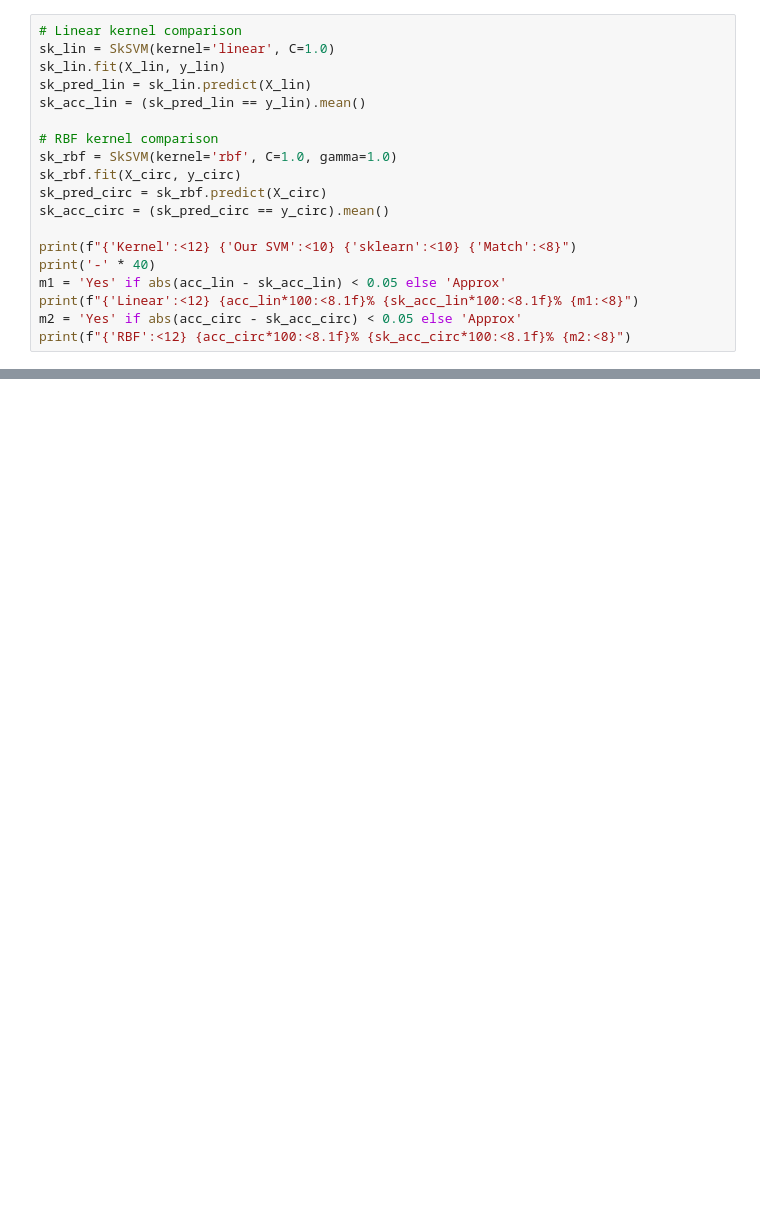
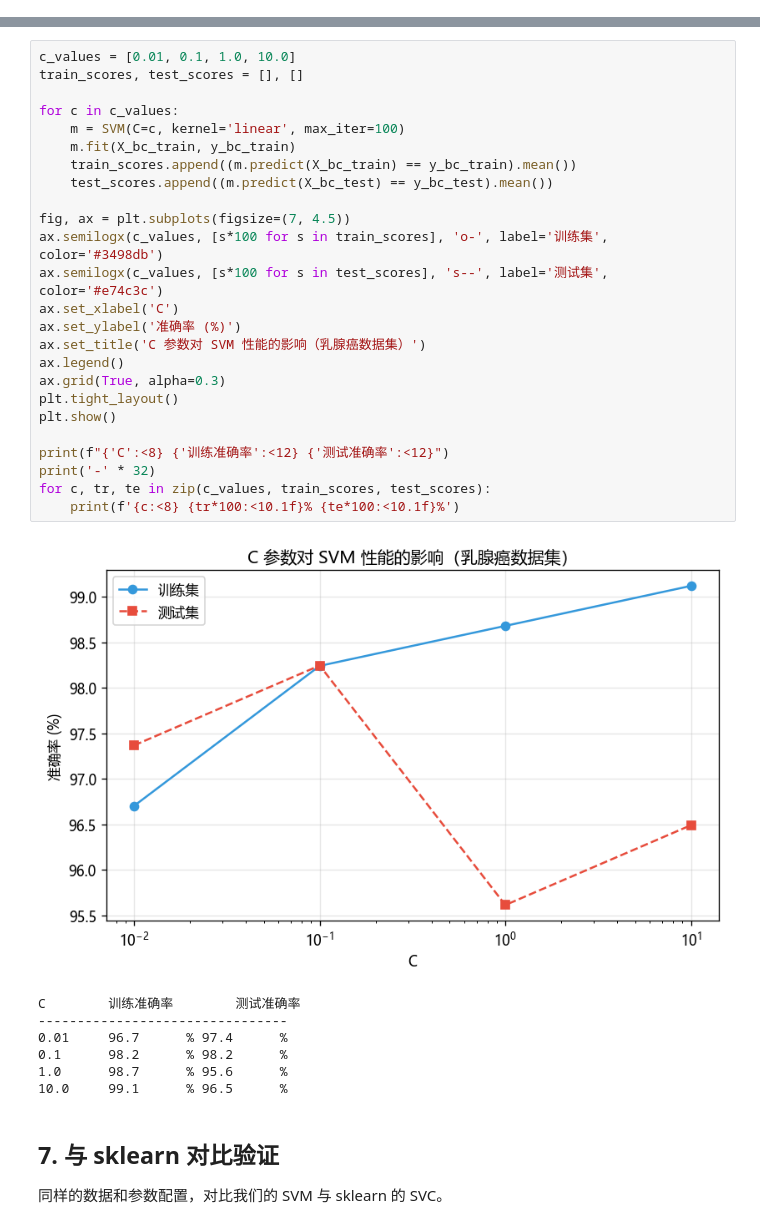
Before and after one commit to HuangWuwutelling/ml-learning, a Jupyter notebook: notebooks/day9_svm.ipynb, the cells around one changed output, grey strips where cells are left out. Cells and saved outputs as stored; diff of their text form; blank space fills up the shorter version.

```diff
--- a/notebooks/day9_svm.ipynb
+++ b/notebooks/day9_svm.ipynb
@@ -202,19 +181,0 @@ C=10.0  → 间隔很窄，但支持向量较少（边界附近敏感）
-# %%
-# Linear kernel comparison
-sk_lin = SkSVM(kernel='linear', C=1.0)
-sk_lin.fit(X_lin, y_lin)
-sk_pred_lin = sk_lin.predict(X_lin)
-sk_acc_lin = (sk_pred_lin == y_lin).mean()
-
-# RBF kernel comparison
-sk_rbf = SkSVM(kernel='rbf', C=1.0, gamma=1.0)
-sk_rbf.fit(X_circ, y_circ)
-sk_pred_circ = sk_rbf.predict(X_circ)
-sk_acc_circ = (sk_pred_circ == y_circ).mean()
-
-print(f"{'Kernel':<12} {'Our SVM':<10} {'sklearn':<10} {'Match':<8}")
-print('-' * 40)
-m1 = 'Yes' if abs(acc_lin - sk_acc_lin) < 0.05 else 'Approx'
-print(f"{'Linear':<12} {acc_lin*100:<8.1f}% {sk_acc_lin*100:<8.1f}% {m1:<8}")
-m2 = 'Yes' if abs(acc_circ - sk_acc_circ) < 0.05 else 'Approx'
-print(f"{'RBF':<12} {acc_circ*100:<8.1f}% {sk_acc_circ*100:<8.1f}% {m2:<8}")
@@ -235,0 +240,37 @@ SVM 在小样本、高维数据上表现优异，是深度学习普及前最主
+# %%
+c_values = [0.01, 0.1, 1.0, 10.0]
+train_scores, test_scores = [], []
+
+for c in c_values:
+    m = SVM(C=c, kernel='linear', max_iter=100)
+    m.fit(X_bc_train, y_bc_train)
+    train_scores.append((m.predict(X_bc_train) == y_bc_train).mean())
+    test_scores.append((m.predict(X_bc_test) == y_bc_test).mean())
+
+fig, ax = plt.subplots(figsize=(7, 4.5))
+ax.semilogx(c_values, [s*100 for s in train_scores], 'o-', label='训练集', color='#3498db')
+ax.semilogx(c_values, [s*100 for s in test_scores], 's--', label='测试集', color='#e74c3c')
+ax.set_xlabel('C')
+ax.set_ylabel('准确率 (%)')
+ax.set_title('C 参数对 SVM 性能的影响（乳腺癌数据集）')
+ax.legend()
+ax.grid(True, alpha=0.3)
+plt.tight_layout()
+plt.show()
+
+print(f"{'C':<8} {'训练准确率':<12} {'测试准确率':<12}")
+print('-' * 32)
+for c, tr, te in zip(c_values, train_scores, test_scores):
+    print(f'{c:<8} {tr*100:<10.1f}% {te*100:<10.1f}%')
+# %% [output]
+[figure, added]
+C        训练准确率        测试准确率
+--------------------------------
+0.01     96.7      % 97.4      %
+0.1      98.2      % 98.2      %
+1.0      98.7      % 95.6      %
+10.0     99.1      % 96.5      %
+# %% [markdown]
+## 7. 与 sklearn 对比验证
+
+同样的数据和参数配置，对比我们的 SVM 与 sklearn 的 SVC。
```
Also changed, not shown: parts of 24 cells of this notebook, 12 other files.
